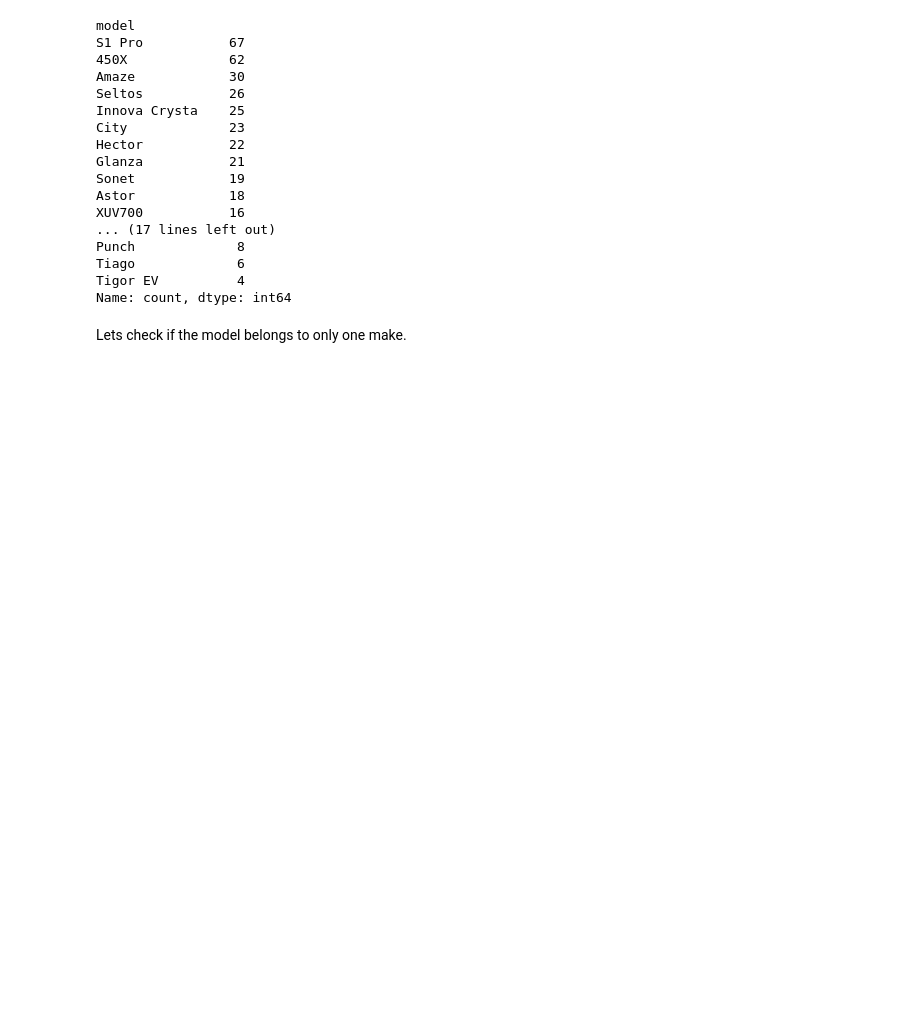
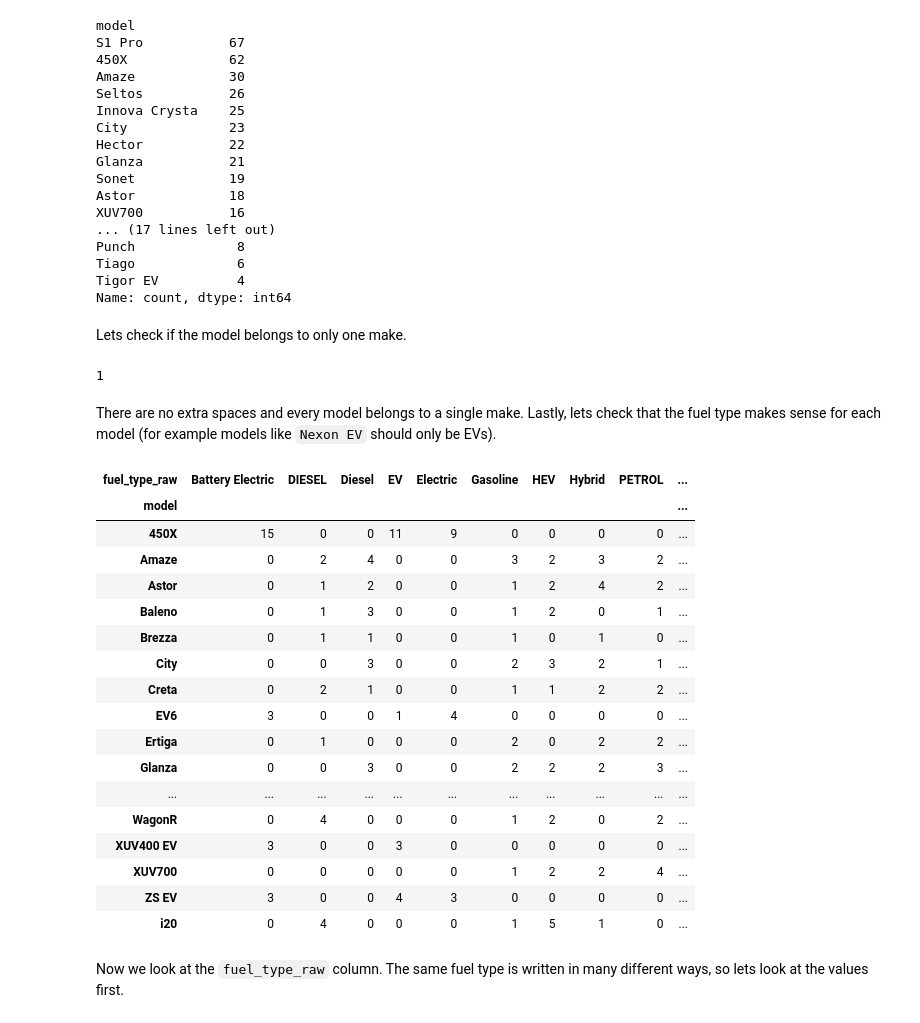
Before and after one commit to Namishkaushik/Projects, a Jupyter notebook: Project-4 Vulcan/clean_data.ipynb, the cells around one changed output. Saved outputs shown, nothing was run; the diff lists cells and outputs as text; code cells hidden in the pictures; blank space fills up the shorter version.

Commit message:
FInished cleaning all the csv and also saved the clean ones as a seperate csv

```diff
--- a/Project-4 Vulcan/clean_data.ipynb
+++ b/Project-4 Vulcan/clean_data.ipynb
@@ -998,3 +998,32 @@ Tigor EV          4
 Name: count, dtype: int64
 # %% [markdown]
 Lets check if the model belongs to only one make.
+# %%
+vehicles_clean.groupby('model')['make'].nunique().max()
+# %% [output]
+1
+# %% [markdown]
+There are no extra spaces and every model belongs to a single make. Lastly, lets check that the fuel type makes sense for each model (for example models like `Nexon EV` should only be EVs).
+# %%
+pd.crosstab(vehicles_clean['model'], vehicles_clean['fuel_type_raw'])
+# %% [output]
+| fuel_type_raw | Battery Electric | DIESEL | Diesel | EV | Electric | Gasoline | HEV | Hybrid | PETROL | ... |
+| model |  |  |  |  |  |  |  |  |  | ... |
+| 450X | 15 | 0 | 0 | 11 | 9 | 0 | 0 | 0 | 0 | ... |
+| Amaze | 0 | 2 | 4 | 0 | 0 | 3 | 2 | 3 | 2 | ... |
+| Astor | 0 | 1 | 2 | 0 | 0 | 1 | 2 | 4 | 2 | ... |
+| Baleno | 0 | 1 | 3 | 0 | 0 | 1 | 2 | 0 | 1 | ... |
+| Brezza | 0 | 1 | 1 | 0 | 0 | 1 | 0 | 1 | 0 | ... |
+| City | 0 | 0 | 3 | 0 | 0 | 2 | 3 | 2 | 1 | ... |
+| Creta | 0 | 2 | 1 | 0 | 0 | 1 | 1 | 2 | 2 | ... |
+| EV6 | 3 | 0 | 0 | 1 | 4 | 0 | 0 | 0 | 0 | ... |
+| Ertiga | 0 | 1 | 0 | 0 | 0 | 2 | 0 | 2 | 2 | ... |
+| Glanza | 0 | 0 | 3 | 0 | 0 | 2 | 2 | 2 | 3 | ... |
+| ... | ... | ... | ... | ... | ... | ... | ... | ... | ... | ... |
+| WagonR | 0 | 4 | 0 | 0 | 0 | 1 | 2 | 0 | 2 | ... |
+| XUV400 EV | 3 | 0 | 0 | 3 | 0 | 0 | 0 | 0 | 0 | ... |
+| XUV700 | 0 | 0 | 0 | 0 | 0 | 1 | 2 | 2 | 4 | ... |
+| ZS EV | 3 | 0 | 0 | 4 | 3 | 0 | 0 | 0 | 0 | ... |
+| i20 | 0 | 4 | 0 | 0 | 0 | 1 | 5 | 1 | 0 | ... |
+# %% [markdown]
+Now we look at the `fuel_type_raw` column. The same fuel type is written in many different ways, so lets look at the values first.
```
Also changed, not shown: parts of 45 cells of this notebook, 4 other files.
